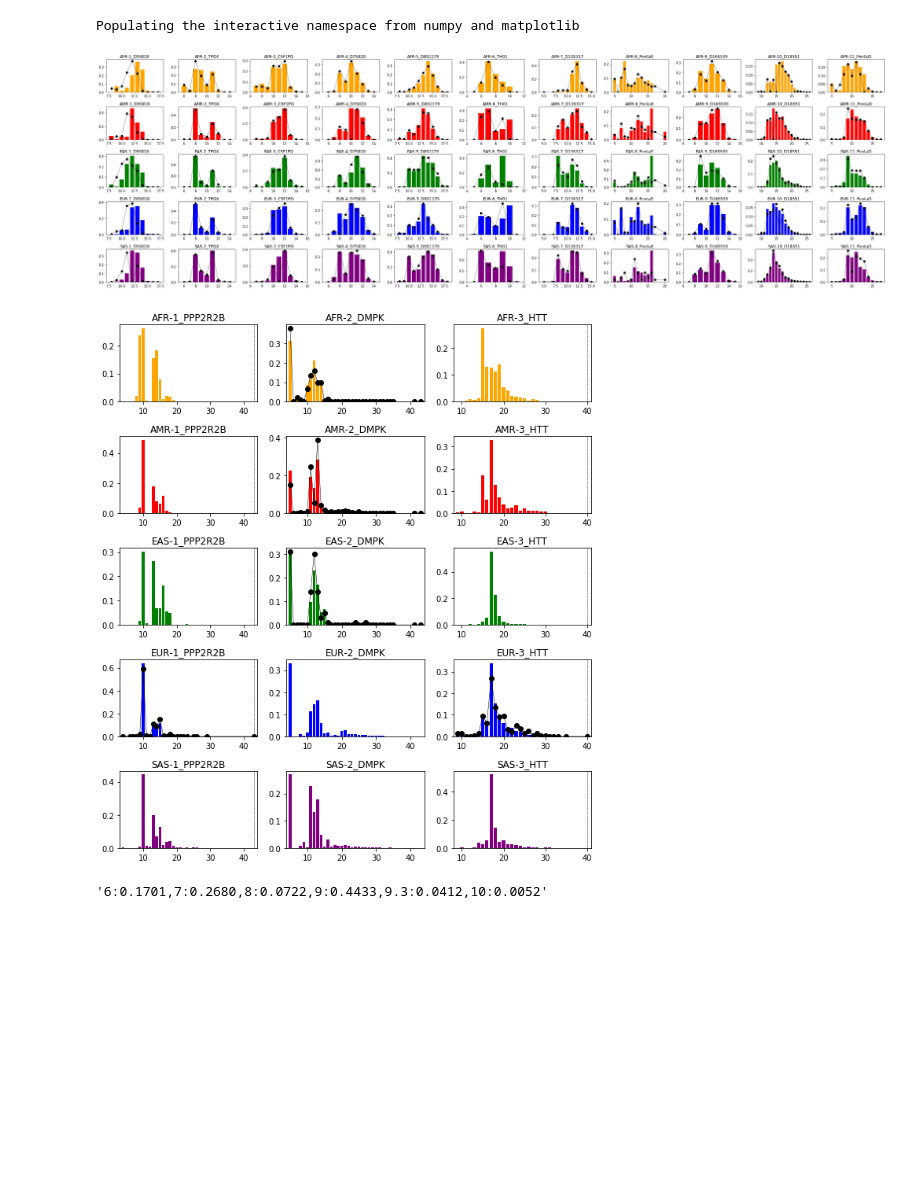
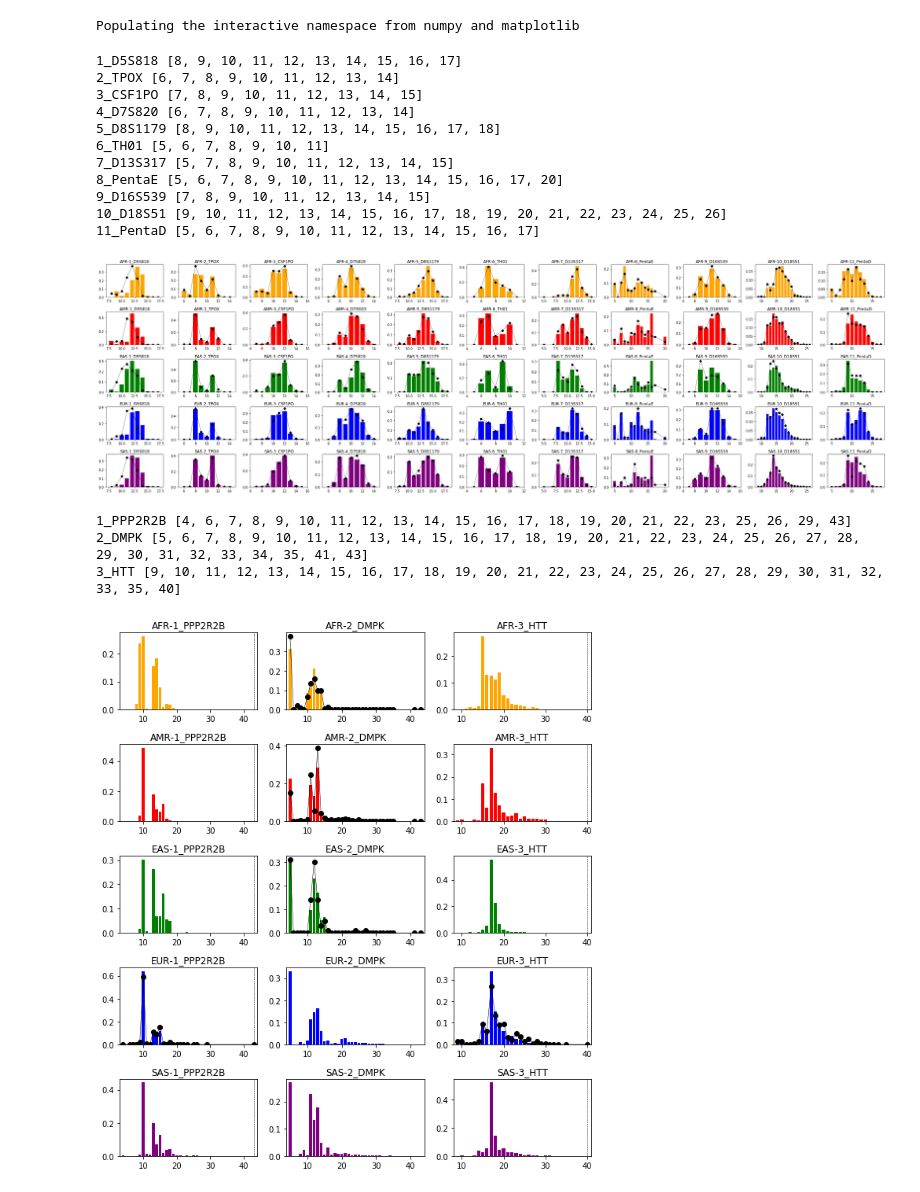
Before and after one commit to gymreklab/1000Genomes-TR-Analysis, a Jupyter notebook: afreqs/1000G-AlleleFreqsCompare.ipynb, the cells around one changed output. Cells and saved outputs as stored; diff of their text form; code cells hidden in the pictures; blank space fills up the shorter version.

Commit message:
updating afreq plots

```diff
--- a/afreqs/1000G-AlleleFreqsCompare.ipynb
+++ b/afreqs/1000G-AlleleFreqsCompare.ipynb
@@ -83,7 +83,7 @@ def PlotFreqs(called_freqs, known_freqs, popcolors, locus_list, thresholds=None,
             for allele in ctstring.split(","):
                 al, fq = allele.split(":")
                 al = int(float(al)); fq = float(fq)
-                spcts[al] = fq
+                spcts[al] = spcts.get(al, 0) + fq
 
             for a in spcts.keys(): alleles.add(a)
             popcounts[sp] = spcts
@@ -93,36 +93,47 @@ def PlotFreqs(called_freqs, known_freqs, popcolors, locus_list, thresholds=None,
         k = known_freqs[(known_freqs["chrom"]==chrom) & (known_freqs["pos"]==pos)]
         kcounts = {}
         for sp in superpops:
             spcts = {}
             cstring = k["freq_%s"%sp].values[0]
             if str(cstring) == "nan": continue
             for allele in cstring.split(","):
                 al, fq = allele.split(":")
-                al = int(float(al)); fq = float(fq)
-                spcts[al] = fq
+                al = np.ceil(float(al)); fq = float(fq)
+                spcts[al] = spcts.get(al, 0) + fq
             kcounts[sp] = spcts
 
         for j in range(len(superpops)):
             ax = axis_array[j, i]
             ax.bar(alleles, [popcounts[superpops[j]].get(a, 0) for a in alleles], color=popcolors[superpops[j]])
 
             # Plot known
             if superpops[j] in kcounts.keys():
                 ax.plot(alleles, [kcounts[superpops[j]].get(a, 0) for a in alleles], color="black",
                     marker="o", linewidth=0.5)
 
             # Plot threshold
             if thresholds is not None and locus_id in thresholds.keys():
                 ax.axvline(x=thresholds[locus_id], linewidth=0.5, linestyle="dashed", color="black")
             ax.set_xlim(left=min(alleles)-1, right=max(alleles)+1)
             ax.set_title("%s-%s"%(superpops[j], locus_id))
             plotnum += 1
     fig.tight_layout()
     if figname is not None: plt.savefig(figname, dpi=1200)
 
 PlotFreqs(codis_obs_freqs, known_freqs, popcolors, codis_list, thresholds=None, figname="pdfs/1000G-CODIS-Afreq.pdf")
 # %% [output]
+1_D5S818 [8, 9, 10, 11, 12, 13, 14, 15, 16, 17]
+2_TPOX [6, 7, 8, 9, 10, 11, 12, 13, 14]
+3_CSF1PO [7, 8, 9, 10, 11, 12, 13, 14, 15]
+4_D7S820 [6, 7, 8, 9, 10, 11, 12, 13, 14]
+5_D8S1179 [8, 9, 10, 11, 12, 13, 14, 15, 16, 17, 18]
+6_TH01 [5, 6, 7, 8, 9, 10, 11]
+7_D13S317 [5, 7, 8, 9, 10, 11, 12, 13, 14, 15]
+8_PentaE [5, 6, 7, 8, 9, 10, 11, 12, 13, 14, 15, 16, 17, 20]
+9_D16S539 [7, 8, 9, 10, 11, 12, 13, 14, 15]
+10_D18S51 [9, 10, 11, 12, 13, 14, 15, 16, 17, 18, 19, 20, 21, 22, 23, 24, 25, 26]
+11_PentaD [5, 6, 7, 8, 9, 10, 11, 12, 13, 14, 15, 16, 17]
-[figure, old version]
+[figure, new version]
 # %%
 thresholds = {
     "3_HTT": 40,
@@ -130,8 +141,7 @@ thresholds = {
 }
 PlotFreqs(disease_obs_freqs, disease_freqs, popcolors, disease_list, thresholds=thresholds, figname="pdfs/1000G-Disease-Afreq.pdf")
 # %% [output]
+1_PPP2R2B [4, 6, 7, 8, 9, 10, 11, 12, 13, 14, 15, 16, 17, 18, 19, 20, 21, 22, 23, 25, 26, 29, 43]
+2_DMPK [5, 6, 7, 8, 9, 10, 11, 12, 13, 14, 15, 16, 17, 18, 19, 20, 21, 22, 23, 24, 25, 26, 27, 28, 29, 30, 31, 32, 33, 34, 35, 41, 43]
+3_HTT [9, 10, 11, 12, 13, 14, 15, 16, 17, 18, 19, 20, 21, 22, 23, 24, 25, 26, 27, 28, 29, 30, 31, 32, 33, 35, 40]
 [figure]
-# %%
-known_freqs[known_freqs["pos"]==2171085]["freq_EAS"].apply(str).values[0]
-# %% [output]
-'6:0.1701,7:0.2680,8:0.0722,9:0.4433,9.3:0.0412,10:0.0052'
```
Also changed, not shown: 1 other file.
